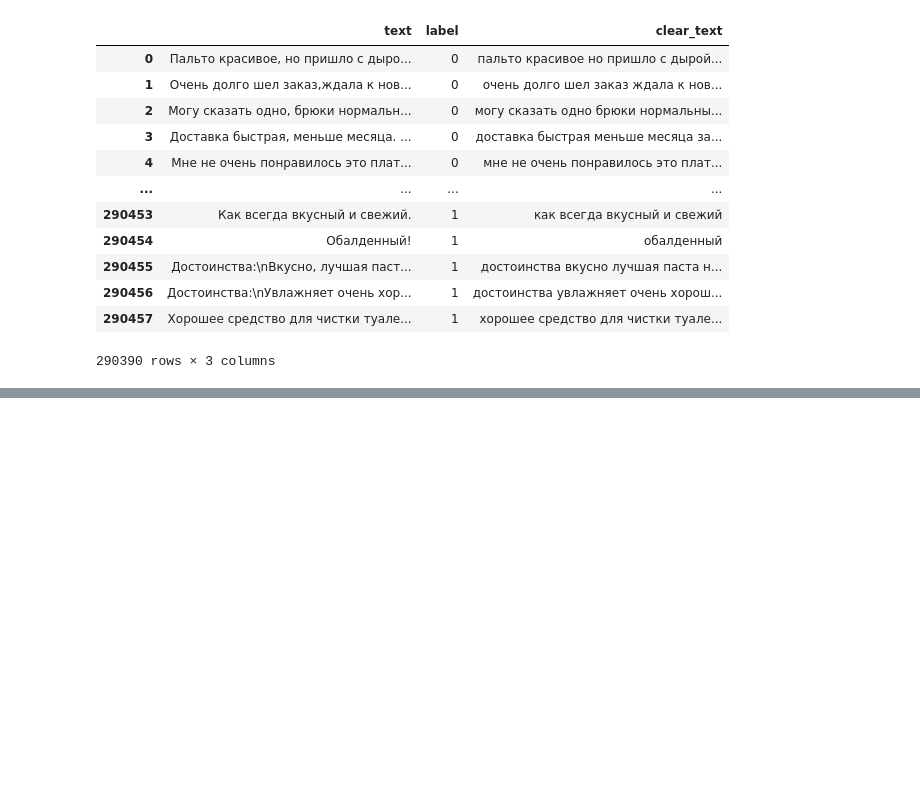
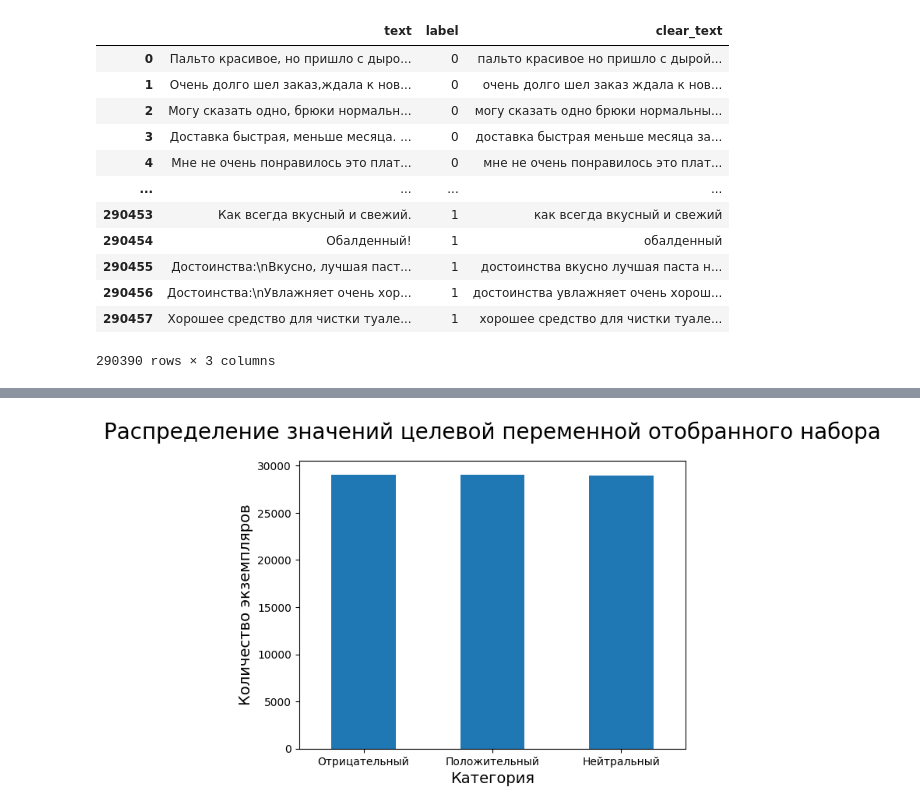
Before and after one commit to moon-may/Machine_Learning, a Jupyter notebook: main.ipynb, the cells around one changed output, grey strips where cells are left out. Cells and saved outputs as stored; diff of their text form; code cells hidden in the pictures; blank space fills up the shorter version.

```diff
--- a/main.ipynb
+++ b/main.ipynb
@@ -272,4 +277,0 @@ df_clean['clear_text'] = df_clean['clear_text'].str.replace(
-# %%
-df_clean['text_lower'] = df_clean['text'].str.lower()
-with pd.option_context('display.max_colwidth', None):
-    display(df_clean[df_clean['text_lower'] != df_clean['clear_text']].head(10))
@@ -288,3 +277,0 @@ with pd.option_context('display.max_colwidth', None):
-# %%
-df_clean = df_clean.drop(columns='text_lower')
-df_clean
@@ -345,0 +292,3 @@ print(f"Средняя длина текста: {total_words / len(df_clean):.1f
+# %%
+df_clean = df_clean[df_clean['clear_text'].str.len() > 0]
+df_clean.shape
@@ -345,0 +301,3 @@ print(f"Средняя длина текста: {total_words / len(df_clean):.1f
+# %%
+df_1 = df_clean[['clear_text', 'label']]
+df_small, _ = train_test_split(df_1, train_size=0.3, stratify=df_1['label'], random_state=42)
@@ -345,0 +320,8 @@ print(f"Средняя длина текста: {total_words / len(df_clean):.1f
+# %%
+df_small['label'].map(labels_target).value_counts().plot(kind='bar', rot = 0)
+plt.title('Распределение значений целевой переменной отобранного набора', fontsize=20, pad=20)
+plt.xlabel('Категория', fontsize=14)
+plt.ylabel('Количество экземпляров', fontsize=14)
+plt.show()
+# %% [output]
+[figure, added]
```
Also changed, not shown: parts of 59 cells of this notebook.
